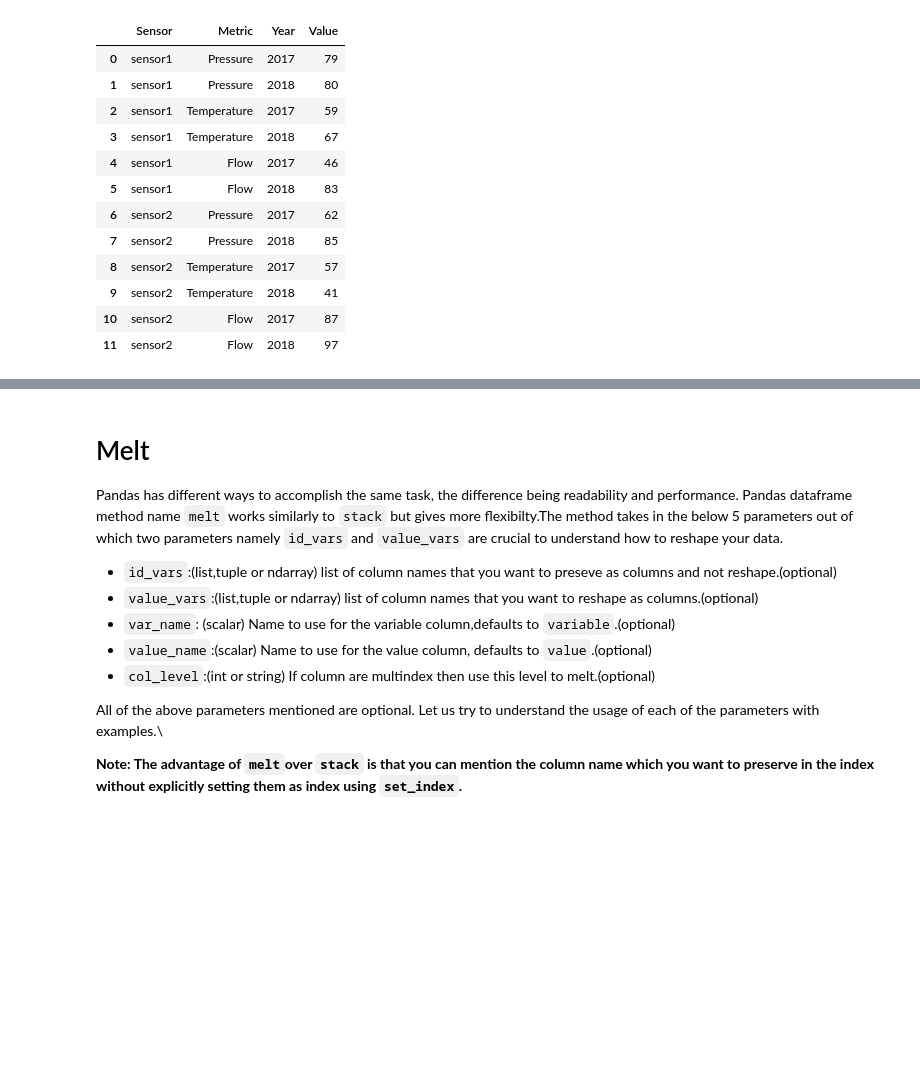
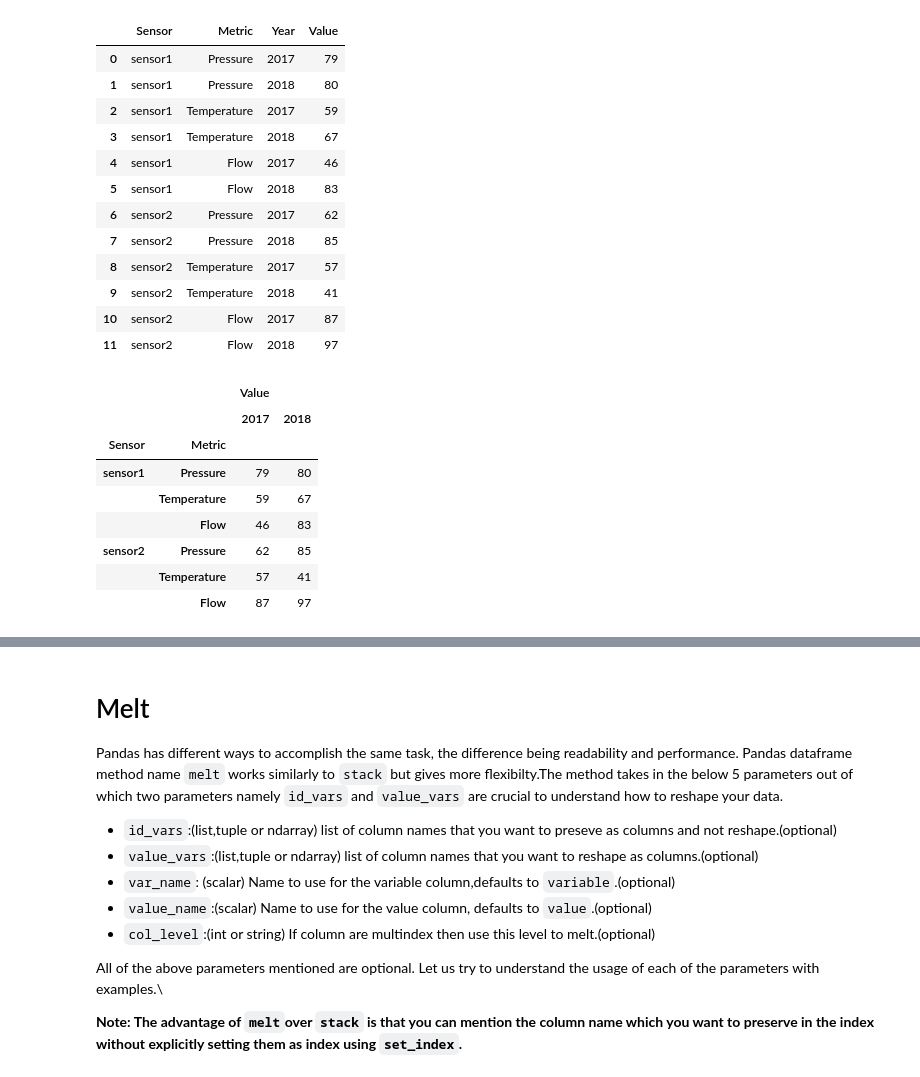
Before and after one commit to upraneelnihar/Blogs, a Jupyter notebook: Reshaping_data_using_pandas.ipynb, the cells around one changed output, grey strips where cells are left out. Drawn from its saved outputs; the diff is of its cells as text; code cells hidden in the pictures; blank space fills up the shorter version.

```diff
--- a/Reshaping_data_using_pandas.ipynb
+++ b/Reshaping_data_using_pandas.ipynb
@@ -185,3 +185,18 @@ dtype: int64
 | 9 | sensor2 | Temperature | 2018 | 41 |
 | 10 | sensor2 | Flow | 2017 | 87 |
 | 11 | sensor2 | Flow | 2018 | 97 |
+# %%
+# Add a column level `Value` on top of Year columns
+df_sensors2 = df_sensors.set_index(['Sensor', 'Metric'])
+df_sensors2.columns = pd.MultiIndex.from_product([['Value'], df_sensors2.columns])
+df_sensors2
+# %% [output]
+|  |  | Value |  |
+|  |  | 2017 | 2018 |
+| Sensor | Metric |  |  |
+| sensor1 | Pressure | 79 | 80 |
+|  | Temperature | 59 | 67 |
+|  | Flow | 46 | 83 |
+| sensor2 | Pressure | 62 | 85 |
+|  | Temperature | 57 | 41 |
+|  | Flow | 87 | 97 |
```
Also changed, not shown: parts of 2 cells of this notebook.
